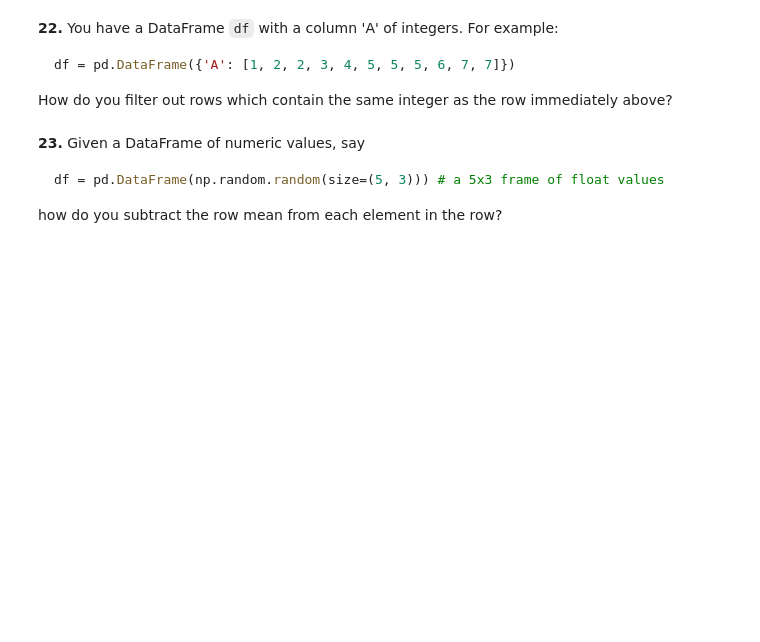
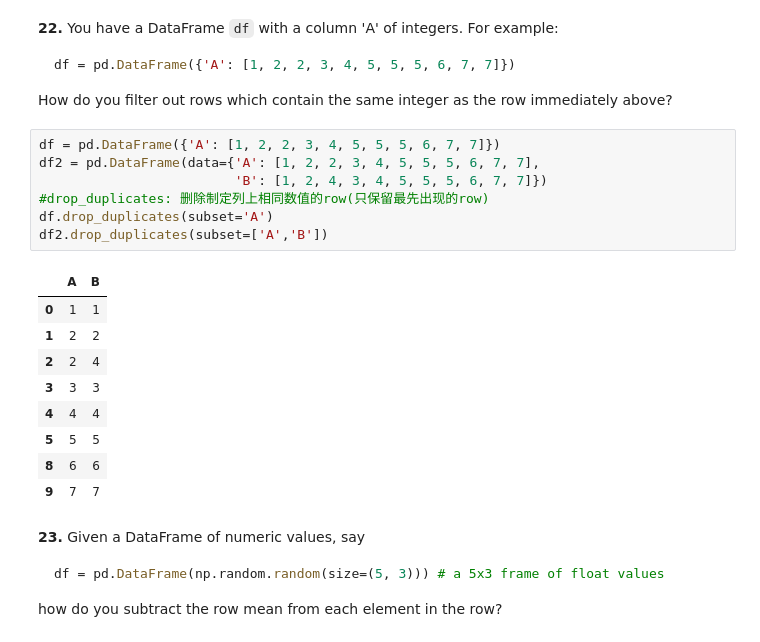
Before and after one commit to lj72808up/AI_Handcraft, a Jupyter notebook: blog/100-pandas-puzzles.ipynb, the cells around one changed output. Saved outputs shown, nothing was run; the diff lists cells and outputs as text; blank space fills up the shorter version.

````diff
--- a/blog/100-pandas-puzzles.ipynb
+++ b/blog/100-pandas-puzzles.ipynb
@@ -318,6 +351,23 @@ df = pd.DataFrame({'A': [1, 2, 2, 3, 4, 5, 5, 5, 6, 7, 7]})
 ```
 
 How do you filter out rows which contain the same integer as the row immediately above?
+# %%
+df = pd.DataFrame({'A': [1, 2, 2, 3, 4, 5, 5, 5, 6, 7, 7]})
+df2 = pd.DataFrame(data={'A': [1, 2, 2, 3, 4, 5, 5, 5, 6, 7, 7],
+                         'B': [1, 2, 4, 3, 4, 5, 5, 5, 6, 7, 7]})
+#drop_duplicates: 删除制定列上相同数值的row(只保留最先出现的row)
+df.drop_duplicates(subset='A')
+df2.drop_duplicates(subset=['A','B'])
+# %% [output]
+|  | A | B |
+| 0 | 1 | 1 |
+| 1 | 2 | 2 |
+| 2 | 2 | 4 |
+| 3 | 3 | 3 |
+| 4 | 4 | 4 |
+| 5 | 5 | 5 |
+| 8 | 6 | 6 |
+| 9 | 7 | 7 |
 # %% [markdown]
 **23.** Given a DataFrame of numeric values, say
 ```python
````
Also changed, not shown: parts of 18 cells of this notebook, 3 other files.
